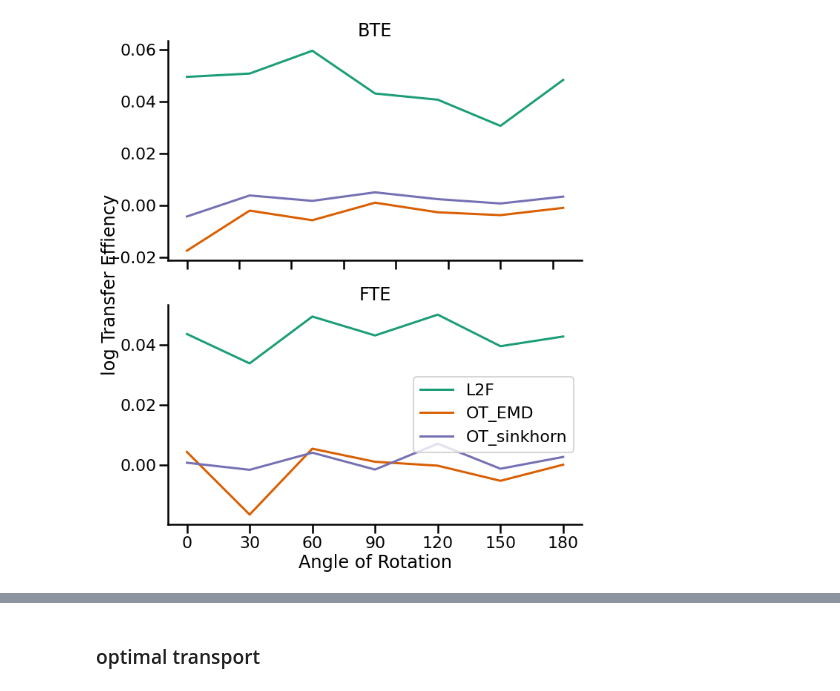
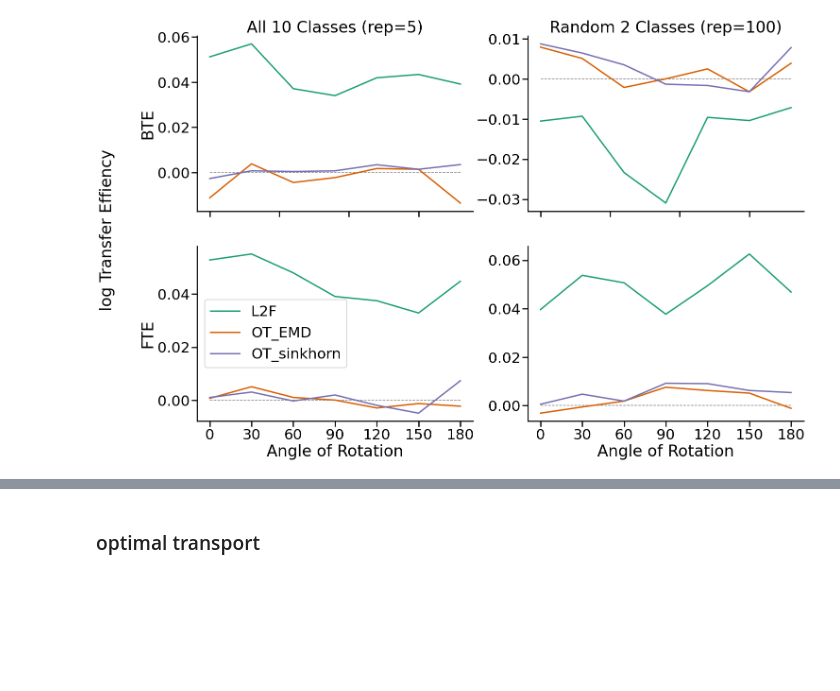
Before and after one commit to tliu68/progressive-learning, a Jupyter notebook: lddmm_XOR/optimal_transport.ipynb, the cells around one changed output, grey strips where cells are left out. Cells and saved outputs as stored; diff of their text form; code cells hidden in the pictures; blank space fills up the shorter version.

```diff
--- a/lddmm_XOR/optimal_transport.ipynb
+++ b/lddmm_XOR/optimal_transport.ipynb
@@ -206,9 +225,9 @@ def run():
 # %%
 # angles = [0,30,60,90,120,150,180]
-# mean_te = np.zeros((2, 5, len(angles)))
-# for i in range(2):
-#     for j in range(5):
-#         for k in range(len(angles)):
-#             mean_te[i,j,k] =\
-#             errors_all_avg[k,i] / errors_all_avg[k,j*2+2+i]
-# mean_te
+mean_te2 = np.zeros((2, 3, len(angles)))
+for i in range(2):
+    for j in range(3):
+        for k in range(len(angles)):
+            mean_te2[i,j,k] =\
+            e2_avg[k,i] / e2_avg[k,j*2+2+i]
+mean_te2
@@ -215,35 +248,45 @@ def run():
+# %%
+context = sns.plotting_context(context="poster", font_scale=1.4)
+sns.set_context(context)
 # %%
-colors = sns.color_palette('Dark2', n_colors=errors_all_avg.shape[1])
+colors = sns.color_palette('Dark2', n_colors=e2_avg.shape[1])
 angles = [0,30,60,90,120,150,180]
-alg_names = ['L2F','OT_EMD','OT_sinkhorn','OT_sinkhorn_lasso','OT_sinkhorn_lasso_l1l2']
-fig,axs = plt.subplots(2,1,figsize=(10,12))
-ax = axs[0]
-for i in range(3):
-    ax.plot(angles, np.log(mean_te[0,i,:]),
-            linewidth = 3, label=alg_names[i], color=colors[i])
-ax.set_xticklabels("")
-ax.set_title('BTE')
-# ax.hlines(0, 0,180, colors='gray', linestyles='dashed',linewidth=1.5)
-plt.title("Task1 = XOR")
-right_side = ax.spines["right"]
-right_side.set_visible(False)
-top_side = ax.spines["top"]
-top_side.set_visible(False)
+alg_names = ['L2F','OT_EMD','OT_sinkhorn']
+fig,axs = plt.subplots(2,2,figsize=(23,15))
+mean_tes = [mean_te10, mean_te2]
+titles = ['All 10 Classes', 'Random 2 Classes']
+reps = [5,100]
+for cls in range(2):
+    mean_te = mean_tes[cls].copy()
+    ax = axs[0,cls]
+    for i in range(3):
+        ax.plot(angles, np.log(mean_te[0,i,:]),
+                linewidth = 3, label=alg_names[i], color=colors[i])
+    ax.set_xticklabels("")
+    ax.hlines(0, 0,180, colors='gray', linestyles='dashed',linewidth=1.5)
+    if cls == 0:
+        ax.set_ylabel("BTE")
+    right_side = ax.spines["right"]
+    right_side.set_visible(False)
+    top_side = ax.spines["top"]
+    top_side.set_visible(False)
+    ax.set_title(titles[cls]+' (rep=%i)'% reps[cls])
 
-ax = axs[1]
-for i in range(3):
-    ax.plot(angles, np.log(mean_te[1,i,:]),
-            linewidth = 3, label=alg_names[i], color=colors[i])
-ax.set_xticks(angles)
-ax.set_xticklabels(angles)
-ax.set_title('FTE')
-ax.set_xlabel('Angle of Rotation')
+    ax = axs[1,cls]
+    for i in range(3):
+        ax.plot(angles, np.log(mean_te[1,i,:]),
+                linewidth = 3, label=alg_names[i], color=colors[i])
+    ax.set_xticks(angles)
+    ax.set_xticklabels(angles)
+    if cls == 0:
+        ax.set_ylabel('FTE')
+        ax.legend()
+    ax.set_xlabel('Angle of Rotation')
+    right_side = ax.spines["right"]
+    right_side.set_visible(False)
+    top_side = ax.spines["top"]
+    top_side.set_visible(False)
+    ax.hlines(0, 0,180, colors='gray', linestyles='dashed',linewidth=1.5)
 fig.text(0,0.5,'log Transfer Effiency', va='center', rotation='vertical')
-right_side = ax.spines["right"]
-right_side.set_visible(False)
-top_side = ax.spines["top"]
-top_side.set_visible(False)
-# ax.hlines(0, 0,180, colors='gray', linestyles='dashed',linewidth=1.5)
-plt.legend()
-# plt.savefig('cifar_OT')
+plt.savefig('cifar_OT')
 # %% [output]
@@ -251,4 +293,4 @@ plt.legend()
-[figure, old version]
+[figure, new version]
 # %%
 # array_ = np.vstack((errors_all_avg[:,:2], errors_all_avg[:,2:4]))
 # df = pd.DataFrame(array_)
```
Also changed, not shown: parts of 65 cells of this notebook.
